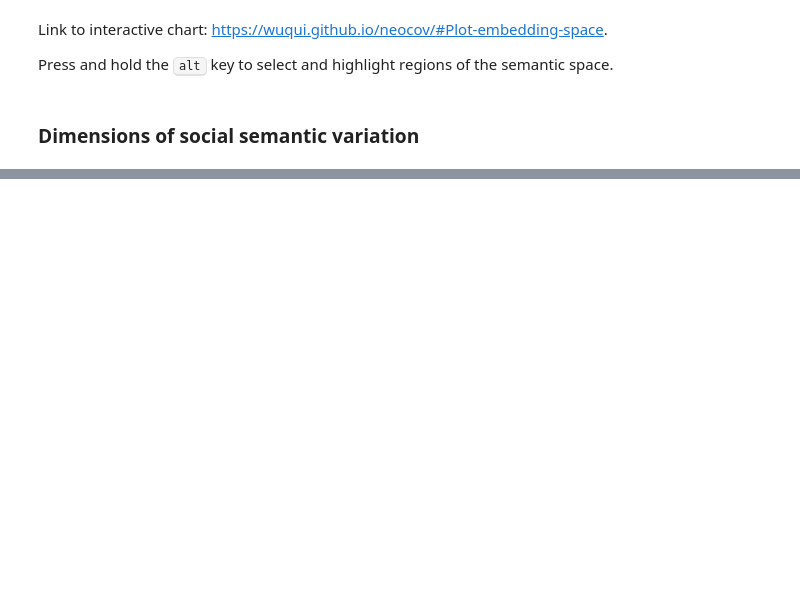
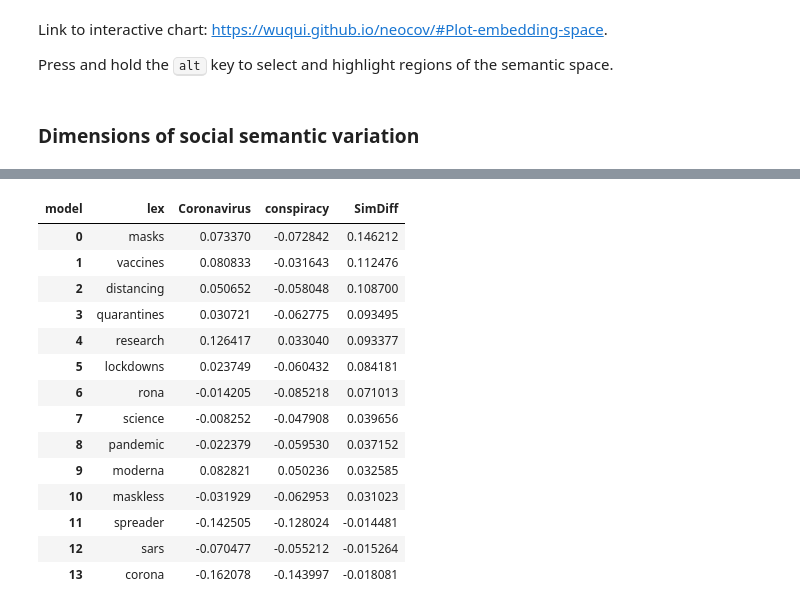
Before and after one commit to wuqui/neocov, a Jupyter notebook: index.ipynb, the cells around one changed output, grey strips where cells are left out. Cells and saved outputs as stored; diff of their text form; code cells hidden in the pictures; blank space fills up the shorter version.

Commit message:
refine sem proj plots

```diff
--- a/index.ipynb
+++ b/index.ipynb
@@ -518,6 +584,6 @@ lexs = [
 # %%
-# pole_words = ['good', 'bad']
-pole_words = ['objective', 'subjective']
+pole_words = ['good', 'bad']
+# pole_words = ['objective', 'subjective']
 # pole_words = ['general', 'specific']
 # pole_words = ['abstract', 'concrete']
 # %%
@@ -529,0 +591,24 @@ proj_sims_chart
+# %%
+proj_sims = (proj_sims
+	.pivot(index='lex', columns='model', values='sim')
+	.assign(SimDiff = lambda df: df['Coronavirus'] - df['conspiracy'])
+	.sort_values('SimDiff', ascending=False)
+	.reset_index()
+)
+proj_sims
+# %% [output]
+| model | lex | Coronavirus | conspiracy | SimDiff |
+| 0 | masks | 0.073370 | -0.072842 | 0.146212 |
+| 1 | vaccines | 0.080833 | -0.031643 | 0.112476 |
+| 2 | distancing | 0.050652 | -0.058048 | 0.108700 |
+| 3 | quarantines | 0.030721 | -0.062775 | 0.093495 |
+| 4 | research | 0.126417 | 0.033040 | 0.093377 |
+| 5 | lockdowns | 0.023749 | -0.060432 | 0.084181 |
+| 6 | rona | -0.014205 | -0.085218 | 0.071013 |
+| 7 | science | -0.008252 | -0.047908 | 0.039656 |
+| 8 | pandemic | -0.022379 | -0.059530 | 0.037152 |
+| 9 | moderna | 0.082821 | 0.050236 | 0.032585 |
+| 10 | maskless | -0.031929 | -0.062953 | 0.031023 |
+| 11 | spreader | -0.142505 | -0.128024 | -0.014481 |
+| 12 | sars | -0.070477 | -0.055212 | -0.015264 |
+| 13 | corona | -0.162078 | -0.143997 | -0.018081 |
```
Also changed, not shown: parts of 13 cells of this notebook, 5 other files.
